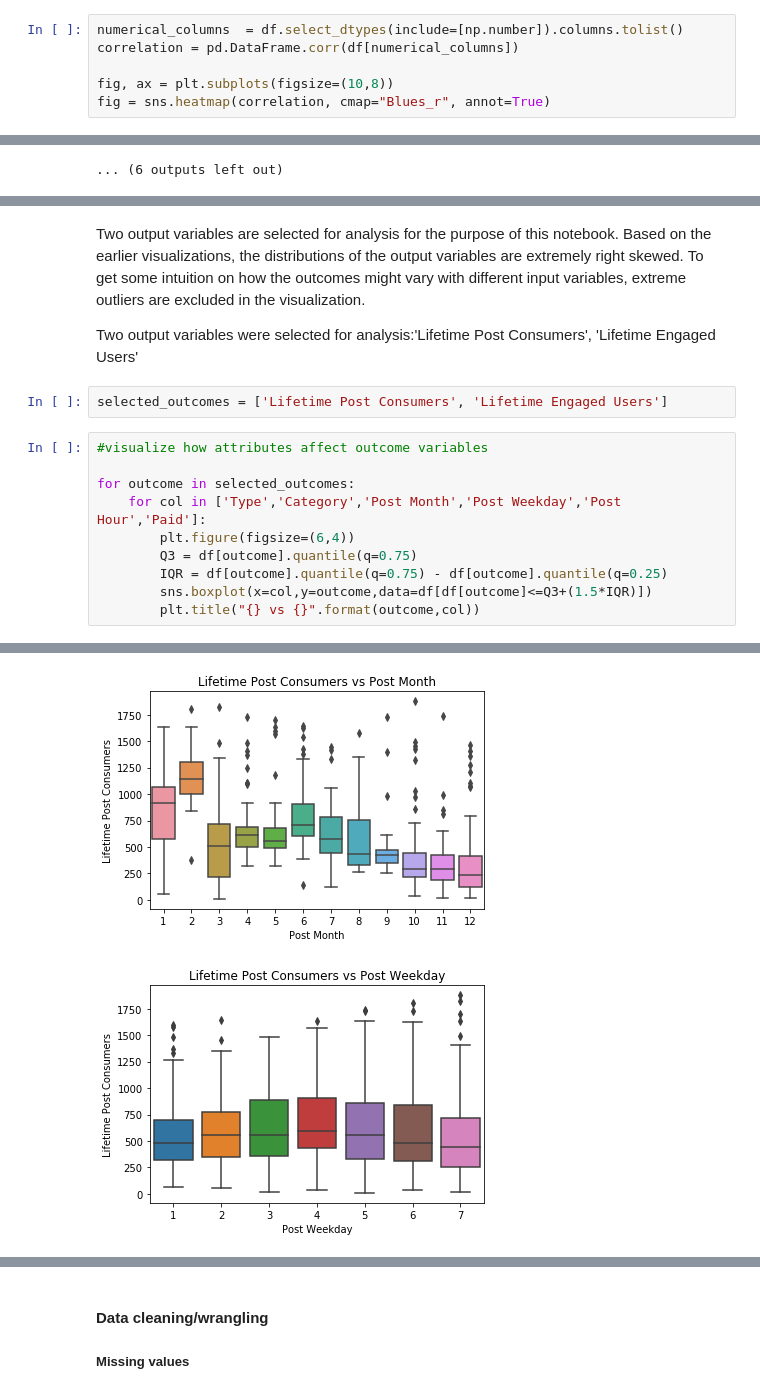
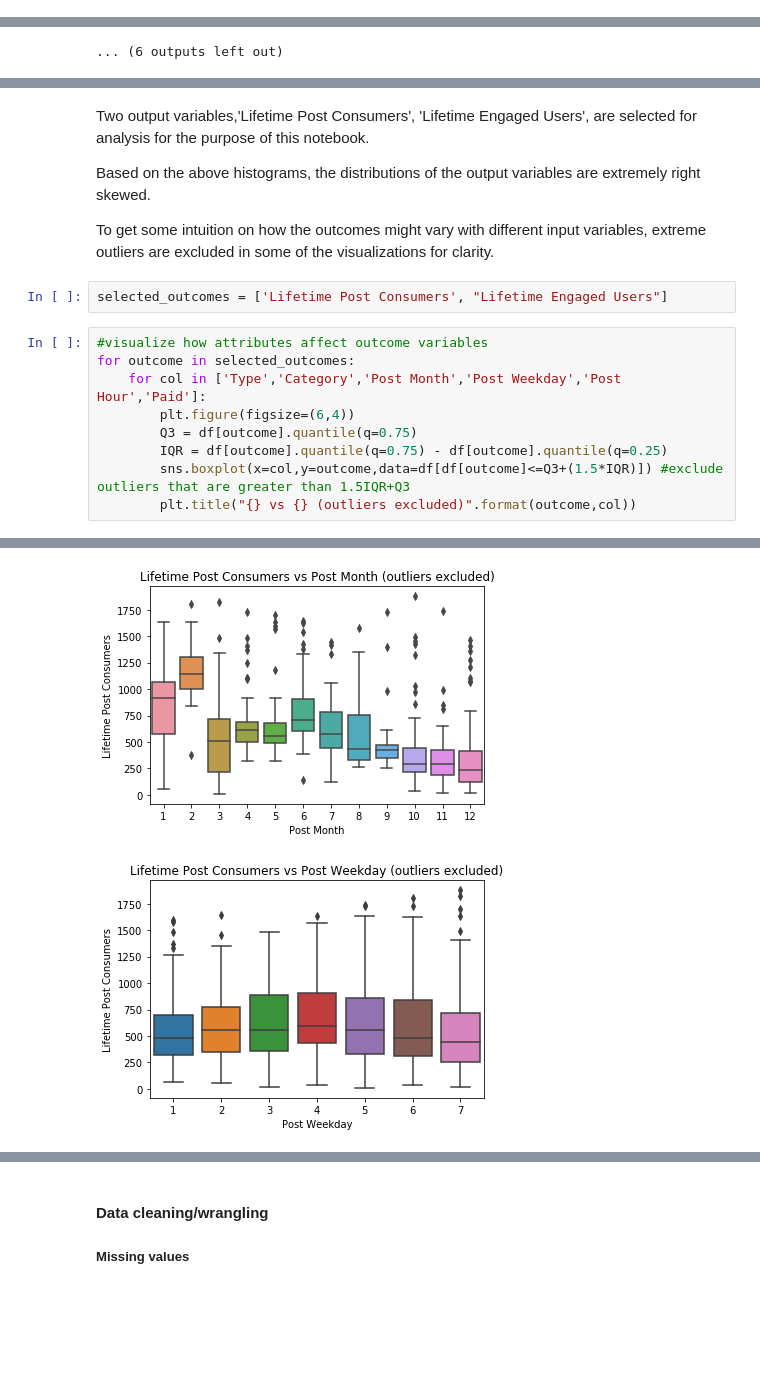
Before and after one commit to sherry-tan/MachineLearning, a Jupyter notebook: facebookmetrics/Assignment1B_final.ipynb, the cells around one changed output, grey strips where cells are left out. Saved outputs shown, nothing was run; the diff lists cells and outputs as text; blank space fills up the shorter version.

```diff
--- a/facebookmetrics/Assignment1B_final.ipynb
+++ b/facebookmetrics/Assignment1B_final.ipynb
@@ -46,6 +45,0 @@ There are missing values in 'Paid', 'like' and 'share' which will be filled late
-# %%
-numerical_columns  = df.select_dtypes(include=[np.number]).columns.tolist()
-correlation = pd.DataFrame.corr(df[numerical_columns])
-
-fig, ax = plt.subplots(figsize=(10,8))
-fig = sns.heatmap(correlation, cmap="Blues_r", annot=True)
@@ -95,19 +85,20 @@ df.describe()
 | 75% | 136393.000000 | 3.000000 | 10.000000 | 6.000000 | 11.000000 | 1.000000 | 13168.00000 | ... |
 | max | 139441.000000 | 3.000000 | 12.000000 | 7.000000 | 23.000000 | 1.000000 | 180480.00000 | ... |
 # %% [markdown]
-Two output variables are selected for analysis for the purpose of this notebook. Based on the earlier visualizations, the distributions of the output variables are extremely right skewed. To get some intuition on how the outcomes might vary with different input variables, extreme outliers are excluded in the visualization.
+Two output variables,'Lifetime Post Consumers', 'Lifetime Engaged Users', are selected for analysis for the purpose of this notebook.
 
-Two output variables were selected for analysis:'Lifetime Post Consumers', 'Lifetime Engaged Users'
+Based on the above histograms, the distributions of the output variables are extremely right skewed.
+
+To get some intuition on how the outcomes might vary with different input variables, extreme outliers are excluded in some of the visualizations for clarity.
 # %%
-selected_outcomes = ['Lifetime Post Consumers', 'Lifetime Engaged Users']
+selected_outcomes = ['Lifetime Post Consumers', "Lifetime Engaged Users"]
 # %%
 #visualize how attributes affect outcome variables
-
 for outcome in selected_outcomes:
     for col in ['Type','Category','Post Month','Post Weekday','Post Hour','Paid']:
         plt.figure(figsize=(6,4))
         Q3 = df[outcome].quantile(q=0.75)
         IQR = df[outcome].quantile(q=0.75) - df[outcome].quantile(q=0.25)
-        sns.boxplot(x=col,y=outcome,data=df[df[outcome]<=Q3+(1.5*IQR)])
-        plt.title("{} vs {}".format(outcome,col))
+        sns.boxplot(x=col,y=outcome,data=df[df[outcome]<=Q3+(1.5*IQR)]) #exclude outliers that are greater than 1.5IQR+Q3
+        plt.title("{} vs {} (outliers excluded)".format(outcome,col))
 # %% [output]
@@ -116,2 +107,2 @@ for outcome in selected_outcomes:
-[figure, old version]
+[figure, new version]
-[figure, old version]
+[figure, new version]
```
Also changed, not shown: parts of 55 cells of this notebook.
